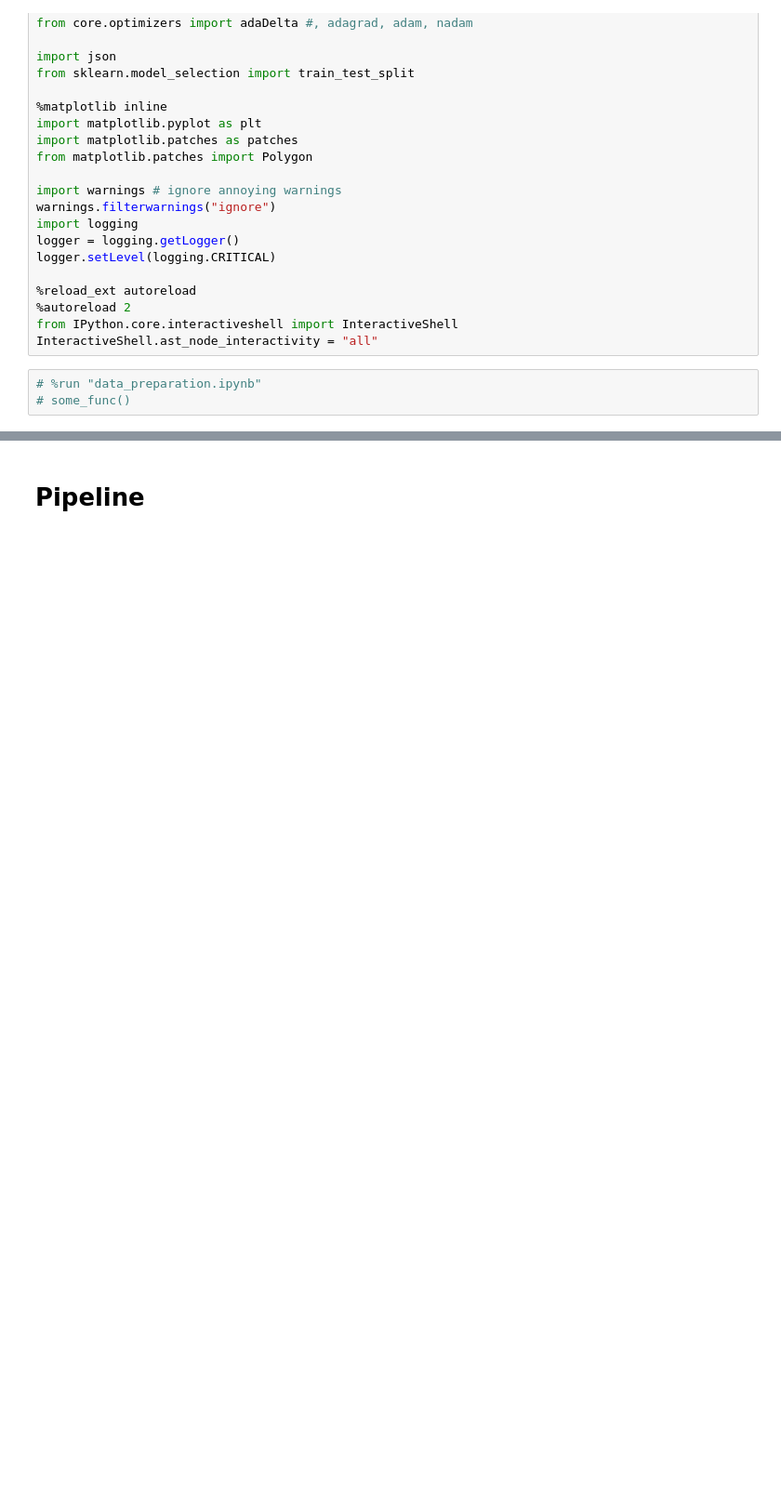
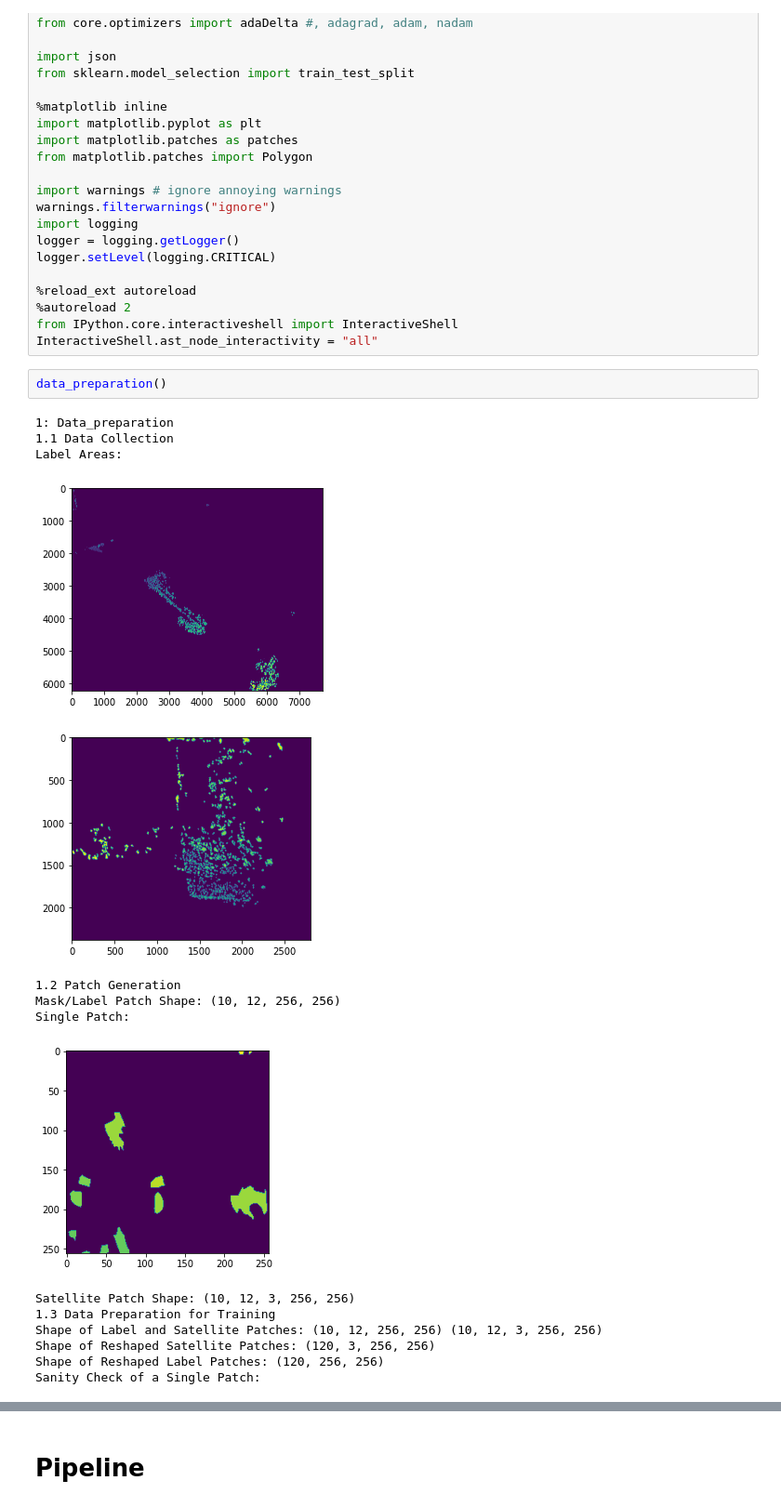
Before and after one commit to lgiesen/DL-Semantic-Segmentation-of-Tree-Stock-in-South-Africa-Using-Satellite-Images, a Jupyter notebook: 0_pipeline.ipynb, the cells around one changed output, grey strips where cells are left out. Shown at 93% size. Saved outputs shown, nothing was run; the diff lists cells and outputs as text; blank space fills up the shorter version.

```diff
--- a/0_pipeline.ipynb
+++ b/0_pipeline.ipynb
@@ -39,6 +39,21 @@ logger.setLevel(logging.CRITICAL)
 %autoreload 2
 from IPython.core.interactiveshell import InteractiveShell
 InteractiveShell.ast_node_interactivity = "all"
-# %%
-# %run "data_preparation.ipynb"
-# some_func()
+# %%
+data_preparation()
+# %% [output]
+1: Data_preparation
+1.1 Data Collection
+Label Areas:
+[figure, added]
+[figure, added]
+1.2 Patch Generation
+Mask/Label Patch Shape: (10, 12, 256, 256)
+Single Patch:
+[figure, added]
+Satellite Patch Shape: (10, 12, 3, 256, 256)
+1.3 Data Preparation for Training
+Shape of Label and Satellite Patches: (10, 12, 256, 256) (10, 12, 3, 256, 256)
+Shape of Reshaped Satellite Patches: (120, 3, 256, 256)
+Shape of Reshaped Label Patches: (120, 256, 256)
+Sanity Check of a Single Patch:
```
Also changed, not shown: parts of 38 cells of this notebook, 2 other files.
